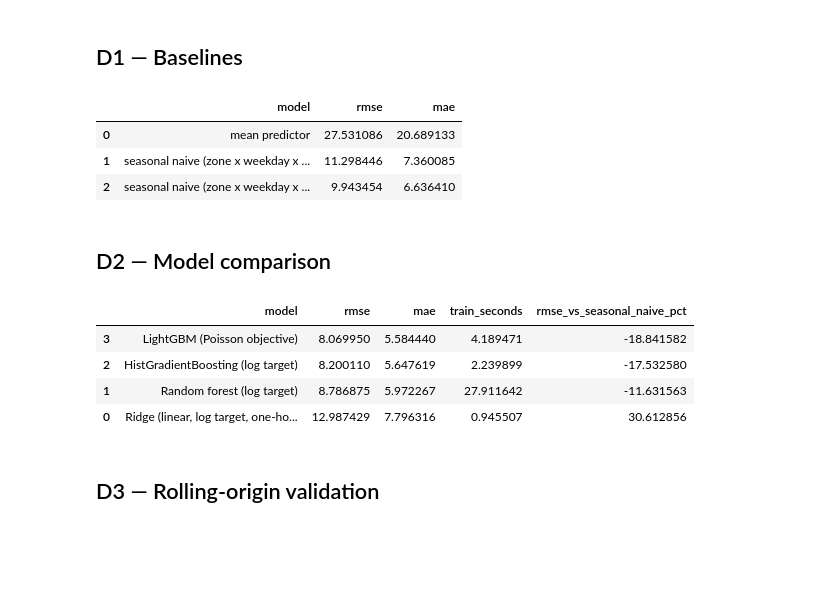
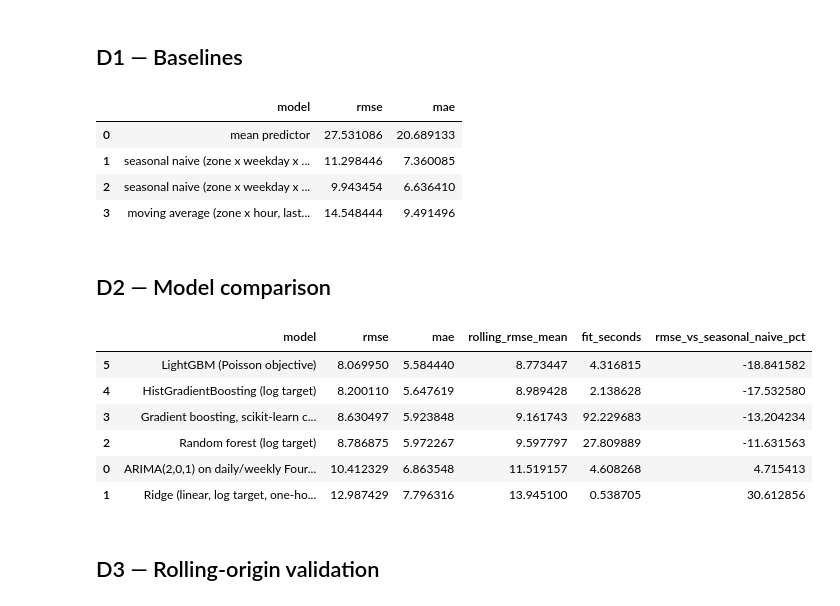
Before and after one commit to Ab-xo/addis_ride_forecast, a Jupyter notebook: notebooks/04_modeling_and_evaluation.ipynb, the cells around one changed output. Saved outputs shown, nothing was run; the diff lists cells and outputs as text; code cells hidden in the pictures; blank space fills up the shorter version.

Commit message:
Phase 4: add moving average, ARIMA and classic gradient boosting to the model comparison

```diff
--- a/notebooks/04_modeling_and_evaluation.ipynb
+++ b/notebooks/04_modeling_and_evaluation.ipynb
@@ -47,51 +47,75 @@ print(len(tr), len(va))
 # %%
 base_rows = []
 for name, fn in [("mean predictor", T.mean_baseline),
                  ("seasonal naive (zone x weekday x hour, whole training period)", T.seasonal_naive),
-                 ("seasonal naive (zone x weekday x hour, last 4 weeks)", lambda a, b: T.seasonal_naive(a, b, 4))]:
+                 ("seasonal naive (zone x weekday x hour, last 4 weeks)", lambda a, b: T.seasonal_naive(a, b, 4)),
+                 ("moving average (zone x hour, last 7 days)", T.moving_average)]:
     p = fn(tr, va)
     base_rows.append({"model": name, "rmse": T.rmse(va.trips, p), "mae": T.mae(va.trips, p)})
 d1 = pd.DataFrame(base_rows)
 SN = d1.loc[2, "rmse"]
 R.h("D1 Baselines")
 R.table(d1, floatfmt=".2f")
 R.p(f"The mean predictor ignores zone and hour and is useless (RMSE {d1.loc[0,'rmse']:.1f}). The seasonal-naive profile cuts the error "
     f"by more than half, and using only the **last 4 weeks** is better again ({d1.loc[2,'rmse']:.2f} vs {d1.loc[1,'rmse']:.2f}) because demand "
-    "grows through the year (B1.4) and the full-period average is stale. The 4-week seasonal naive is the bar every model must beat.")
+    "grows through the year (B1.4) and the full-period average is stale. The 7-day **moving average** is recent but blind to the "
+    f"weekday ({d1.loc[3,'rmse']:.2f}): weekends look nothing like weekdays in the business zones, so averaging them together costs more "
+    "than the freshness gains. The 4-week seasonal naive is the bar every model must beat.")
 d1
 # %% [output]
 |  | model | rmse | mae |
 | 0 | mean predictor | 27.531086 | 20.689133 |
 | 1 | seasonal naive (zone x weekday x ... | 11.298446 | 7.360085 |
 | 2 | seasonal naive (zone x weekday x ... | 9.943454 | 6.636410 |
+| 3 | moving average (zone x hour, last... | 14.548444 | 9.491496 |
 # %% [markdown]
 ## D2 — Model comparison
-# %%
-d2_rows, PRED_MAIN = [], {}
-labels = {"ridge": "Ridge (linear, log target, one-hot zone/hour/weekday)", "random_forest": "Random forest (log target)",
-          "hist_gb": "HistGradientBoosting (log target)", "lightgbm": "LightGBM (Poisson objective)"}
-for name in ["ridge", "random_forest", "hist_gb", "lightgbm"]:
-    _, p, secs = T.fit_predict(name, tr, va, BASE)
-    PRED_MAIN[name] = p
-    d2_rows.append({"model": labels[name], "rmse": T.rmse(va.trips, p), "mae": T.mae(va.trips, p), "train_seconds": secs,
-                    "rmse_vs_seasonal_naive_pct": 100 * (T.rmse(va.trips, p) / SN - 1)})
-d2 = pd.DataFrame(d2_rows).sort_values("rmse")
-R.h("D2 Model comparison")
-R.p(f"Same split and the same {len(BASE)} features for every model (the D8 feature is added later).")
-R.table(d2, floatfmt=".2f")
-win = d2.iloc[0]
-R.p(f"**Winner: {win.model}** (RMSE {win.rmse:.2f}, {abs(win.rmse_vs_seasonal_naive_pct):.0f}% better than the 4-week seasonal naive). "
-    "The two gradient-boosting models are essentially tied and clearly ahead of the random forest and the linear model: demand is "
-    "driven by interactions (zone x hour x weekday, rain x zone type, event phase x zone) that trees find automatically and a linear "
-    "model cannot. We pick LightGBM because it trains in seconds, handles missing lags natively and its Poisson objective matches "
-    "count data.")
-d2
-# %% [output]
-|  | model | rmse | mae | train_seconds | rmse_vs_seasonal_naive_pct |
-| 3 | LightGBM (Poisson objective) | 8.069950 | 5.584440 | 4.189471 | -18.841582 |
-| 2 | HistGradientBoosting (log target) | 8.200110 | 5.647619 | 2.239899 | -17.532580 |
-| 1 | Random forest (log target) | 8.786875 | 5.972267 | 27.911642 | -11.631563 |
-| 0 | Ridge (linear, log target, one-ho... | 12.987429 | 7.796316 | 0.945507 | 30.612856 |
+# %%
+d2_rows, PRED_MAIN, ROLL = [], {}, {}
+labels = {"arima": "ARIMA(2,0,1) on daily/weekly Fourier seasonality, one per zone (time series only)",
+          "ridge": "Ridge (linear, log target, one-hot zone/hour/weekday)", "random_forest": "Random forest (log target)",
+          "gradient_boosting": "Gradient boosting, scikit-learn classic (log target)",
+          "hist_gb": "HistGradientBoosting (log target)", "lightgbm": "LightGBM (Poisson objective)"}
+def predictor(name):
+    if name == "arima":
+        return T.arima_forecast
+    return lambda a, b: T.fit_predict(name, a, b, BASE)[1]
+for name in labels:
+    t0 = time.perf_counter(); p = predictor(name)(tr, va); secs = time.perf_counter() - t0
+    PRED_MAIN[name] = p
+    ROLL[name] = T.rolling_origin(m, CUTS, predictor(name))
+    d2_rows.append({"model": labels[name], "rmse": T.rmse(va.trips, p), "mae": T.mae(va.trips, p),
+                    "rolling_rmse_mean": ROLL[name].rmse.mean(), "fit_seconds": secs,
+                    "rmse_vs_seasonal_naive_pct": 100 * (T.rmse(va.trips, p) / SN - 1)})
+ROLL["moving_average"] = T.rolling_origin(m, CUTS, T.moving_average)
+roll_sn_mean = T.rolling_origin(m, CUTS, lambda a, b: T.seasonal_naive(a, b, 4)).rmse.mean()
+d2 = pd.DataFrame(d2_rows).sort_values("rmse")
+R.h("D2 Model comparison")
+R.p(f"Six model families on the same split. The machine-learning models all get the same {len(BASE)} features (the D8 feature is "
+    "added later). ARIMA is the classical time-series model: one per zone, fitted on that zone's last 8 weeks of hourly trips "
+    "(log scale) as daily and weekly Fourier seasonality plus ARIMA(2,0,1) on the remainder, forecasting the whole 14 days "
+    "ahead; it sees no weather or events. `rolling_rmse_mean` is the mean over the 5 rolling-origin folds (D3); `fit_seconds` is one fit plus prediction.")
+R.table(d2, floatfmt=".2f")
+win = d2.iloc[0]
+R.p(f"**Winner: {win.model}** (RMSE {win.rmse:.2f}, {abs(win.rmse_vs_seasonal_naive_pct):.0f}% better than the 4-week seasonal naive). "
+    f"The three gradient-boosting models (LightGBM {d2.set_index('model').loc[labels['lightgbm'],'rmse']:.2f}, HistGradientBoosting "
+    f"{d2.set_index('model').loc[labels['hist_gb'],'rmse']:.2f}, classic gradient boosting "
+    f"{d2.set_index('model').loc[labels['gradient_boosting'],'rmse']:.2f}) lead, ahead of the random forest and the linear model: demand is "
+    "driven by interactions (zone x hour x weekday, rain x zone type, event phase x zone) that trees find automatically and a linear "
+    f"model cannot. **ARIMA** ({d2.set_index('model').loc[labels['arima'],'rmse']:.2f}; rolling "
+    f"{ROLL['arima'].rmse.mean():.2f} vs seasonal naive {roll_sn_mean:.2f}) does no better than the seasonal naive: over a "
+    "14-day horizon its short-memory ARIMA part fades to the smooth seasonal curve within hours, and it cannot see rain, events or "
+    "holidays — the features that explain the departures from the usual weekly shape. We pick LightGBM because it is the most accurate, "
+    "trains in seconds, handles missing lags natively and its Poisson objective matches count data.")
+d2
+# %% [output]
+|  | model | rmse | mae | rolling_rmse_mean | fit_seconds | rmse_vs_seasonal_naive_pct |
+| 5 | LightGBM (Poisson objective) | 8.069950 | 5.584440 | 8.773447 | 4.316815 | -18.841582 |
+| 4 | HistGradientBoosting (log target) | 8.200110 | 5.647619 | 8.989428 | 2.138628 | -17.532580 |
+| 3 | Gradient boosting, scikit-learn c... | 8.630497 | 5.923848 | 9.161743 | 92.229683 | -13.204234 |
+| 2 | Random forest (log target) | 8.786875 | 5.972267 | 9.597797 | 27.809889 | -11.631563 |
+| 0 | ARIMA(2,0,1) on daily/weekly Four... | 10.412329 | 6.863548 | 11.519157 | 4.608268 | 4.715413 |
+| 1 | Ridge (linear, log target, one-ho... | 12.987429 | 7.796316 | 13.945100 | 0.538705 | 30.612856 |
 # %% [markdown]
 ## D3 — Rolling-origin validation
 # %%
```
Also changed, not shown: parts of 4 cells of this notebook, 6 other files.
